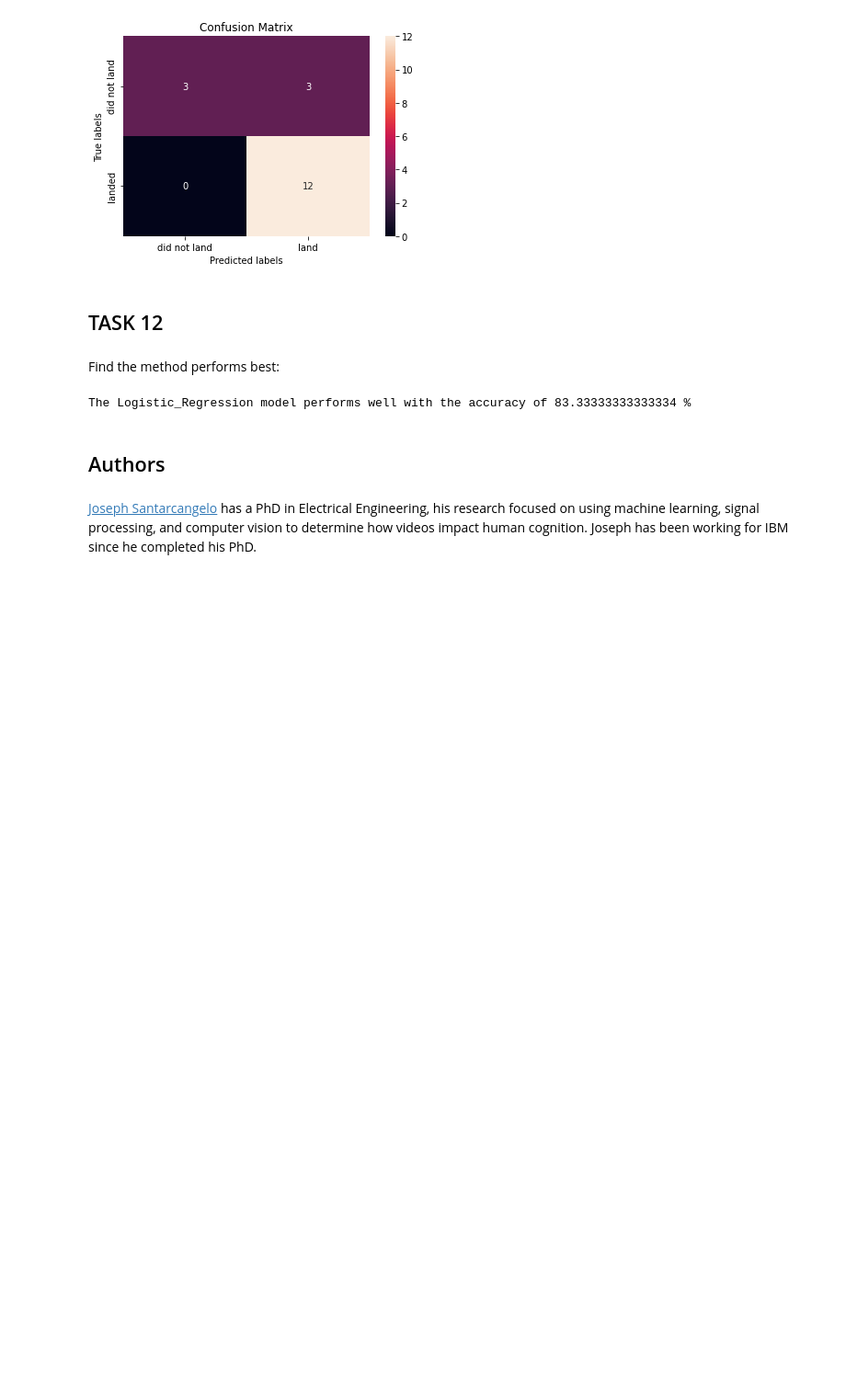
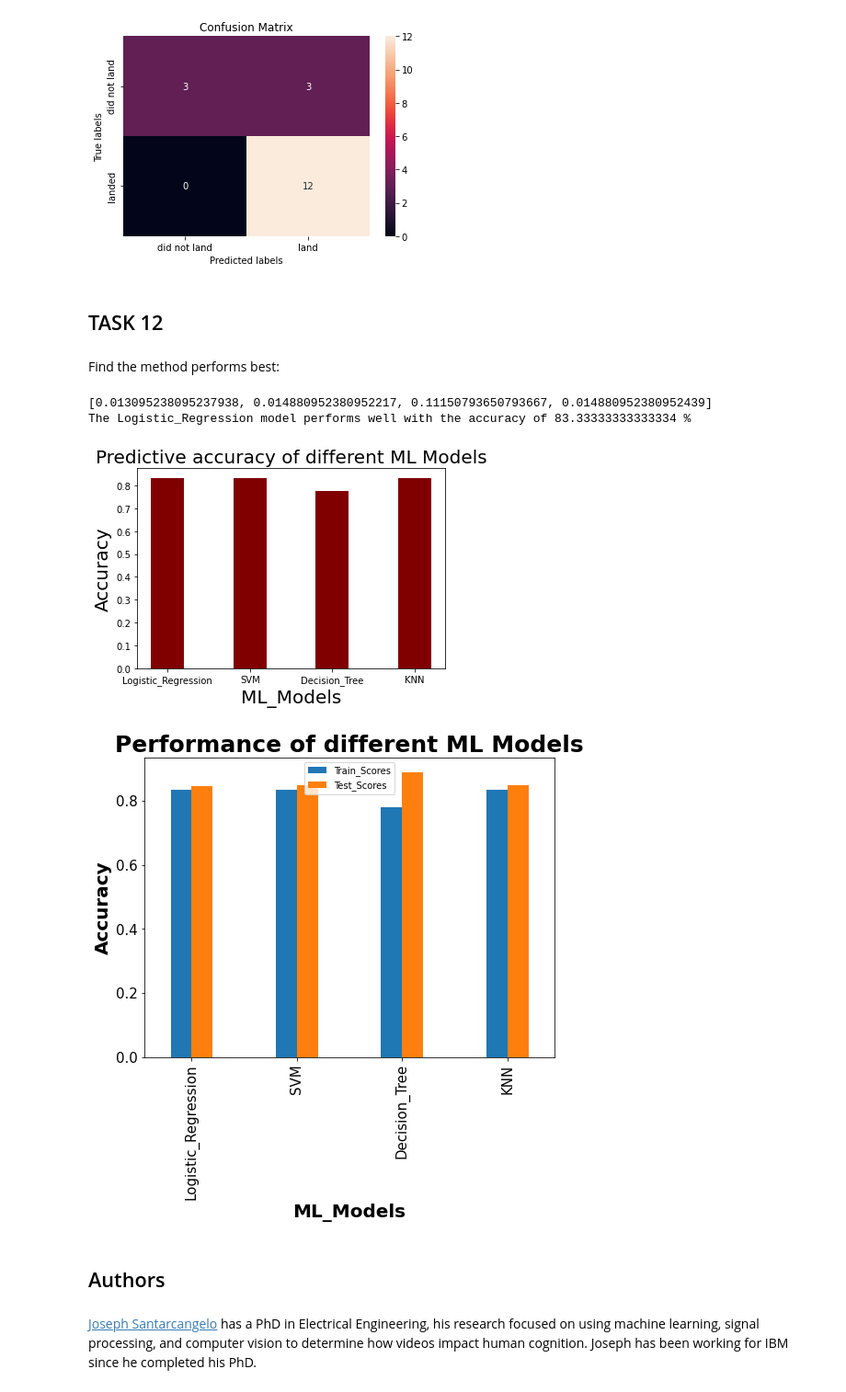
Before and after one commit to sanju254/Capstone_Projects, a Jupyter notebook: Capstone Machine Learning Prediction lab.ipynb, the cells around one changed output. Shown at 92% size. Cells and saved outputs as stored; diff of their text form; code cells hidden in the pictures; blank space fills up the shorter version.

```diff
--- a/Capstone Machine Learning Prediction lab.ipynb
+++ b/Capstone Machine Learning Prediction lab.ipynb
@@ -263,5 +265,6 @@ GridSearchCV(cv=10, estimator=DecisionTreeClassifier(),
                          'splitter': ['best', 'random']})
 # %%
 print("tuned hpyerparameters :(best parameters) ",tree_cv.best_params_)
-print("accuracy :",tree_cv.best_score_)
+tree_score_train = tree_cv.best_score_
+print("accuracy :",tree_score_train)
 # %% [output]
@@ -272,8 +275,8 @@ accuracy : 0.9017857142857142
 # %% [markdown]
 Calculate the accuracy of tree_cv on the test data using the method <code>score</code>:
 # %%
-tree_score = tree_cv.score(X_test, Y_test)
-tree_score
+tree_score_test = tree_cv.score(X_test, Y_test)
+tree_score_test
 # %% [output]
 0.7777777777777778
 # %% [markdown]
@@ -303,7 +306,8 @@ GridSearchCV(cv=10, estimator=KNeighborsClassifier(),
                          'p': [1, 2]})
 # %%
 print("tuned hpyerparameters :(best parameters) ",knn_cv.best_params_)
-print("accuracy :",knn_cv.best_score_)
+knn_score_train = knn_cv.best_score_
+print("accuracy :",knn_score_train)
 # %% [output]
 tuned hpyerparameters :(best parameters)  {'algorithm': 'auto', 'n_neighbors': 10, 'p': 1}
 accuracy : 0.8482142857142858
@@ -312,8 +316,8 @@ accuracy : 0.8482142857142858
 # %% [markdown]
 Calculate the accuracy of tree_cv on the test data using the method <code>score</code>:
 # %%
-knn_score = knn_cv.score(X_test, Y_test)
-knn_score
+knn_score_test = knn_cv.score(X_test, Y_test)
+knn_score_test
 # %% [output]
 0.8333333333333334
 # %% [markdown]
@@ -327,14 +331,42 @@ plot_confusion_matrix(Y_test,yhat)
 ## TASK  12
 # %% [markdown]
 Find the method performs best:
-# %%
-scores = [lr_score,svm_score,tree_score,knn_score]
-Models = ['Logistic_Regression', 'SVM', 'Decision_Tree', 'KNN']
-# print(scores)
-max_score = max(scores)
-print("The", Models[scores.index(max_score)], "model performs well with the accuracy of", max_score*100,"%")
-# %% [output]
-The Logistic_Regression model performs well with the accuracy of 83.33333333333334 %
+# %%
+scores_test = [lr_score_test, svm_score_test, tree_score_test, knn_score_test]
+scores_train = [lr_score_train,svm_score_train,tree_score_train,knn_score_train]
+Models = ['Logistic_Regression', 'SVM', 'Decision_Tree', 'KNN']
+# print(scores)
+plotdata = pd.DataFrame({'Train_Scores': scores_test, 'Test_Scores': scores_train}, index = Models)
+
+max_score_test = max(scores_test)
+max_score_train = max(scores_train)
+difference = []
+
+zip_object = zip(scores_train, scores_test)
+for list1_i, list2_i in zip_object:
+    difference.append(list1_i-list2_i)
+
+print(difference)
+scores = difference
+min_score = min(scores)
+print("The", Models[scores.index(min_score)], "model performs well with the accuracy of", max_score_test*100,"%")
+
+# creating the bar plot
+plt.bar(Models, scores_test, color ='maroon', width = 0.4)
+plt.xlabel("ML_Models", fontsize=20)
+plt.ylabel("Accuracy", fontsize=20)
+plt.title("Predictive accuracy of different ML Models", fontsize=20)
+
+plotdata.plot(kind="bar",figsize=(8, 6), fontsize=15, width = 0.4)
+plt.xlabel("ML_Models", fontsize=20, fontweight='bold')
+plt.ylabel("Accuracy", fontsize=20, fontweight='bold')
+plt.title("Performance of different ML Models", fontsize=25, fontweight='bold')
+plt.show()
+# %% [output]
+[0.013095238095237938, 0.014880952380952217, 0.11150793650793667, 0.014880952380952439]
+The Logistic_Regression model performs well with the accuracy of 83.33333333333334 %
+[figure, added]
+[figure, added]
 # %% [markdown]
 ## Authors
 # %% [markdown]
```
Also changed, not shown: parts of 5 cells of this notebook.
